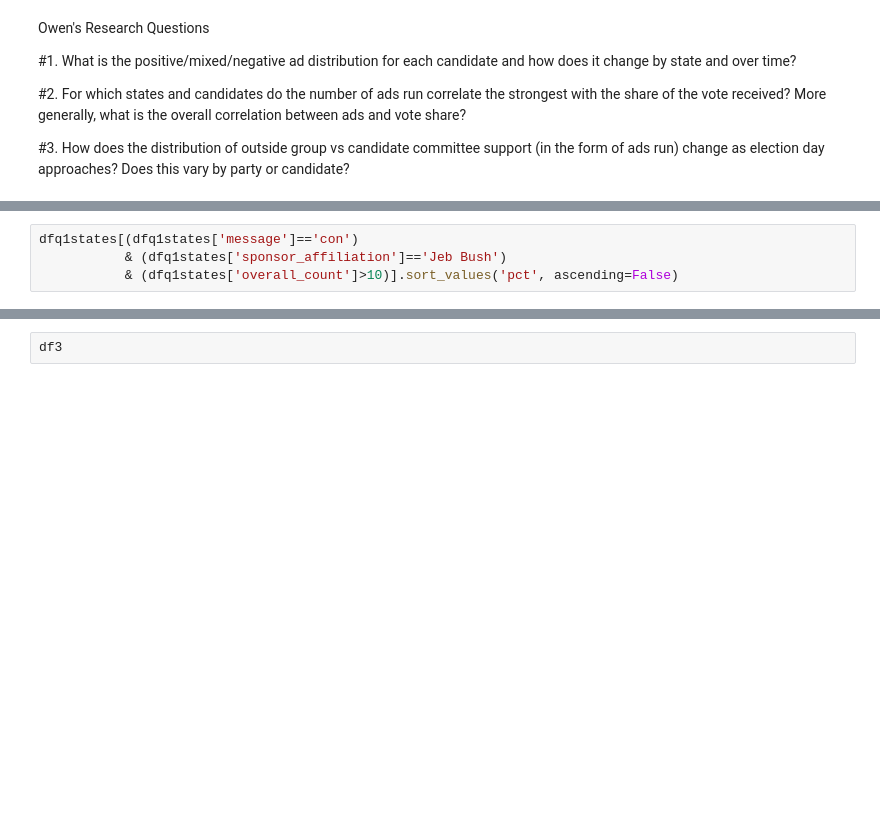
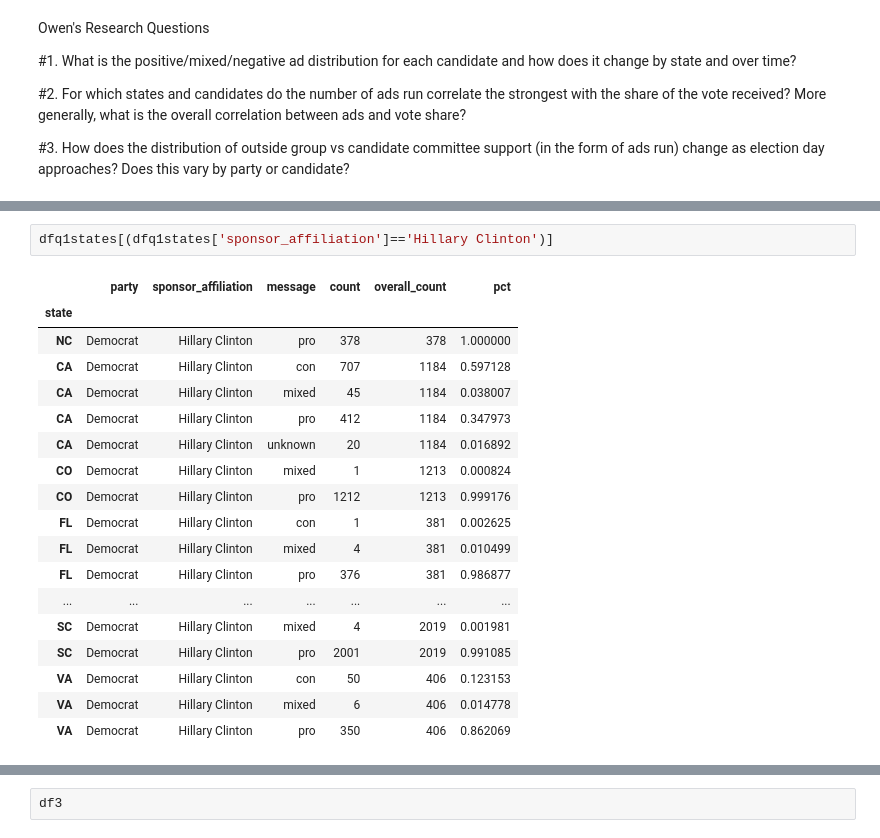
Before and after one commit to CHABOBO/project_ad_el_archive, a Jupyter notebook: project_2_read-OW_edit.ipynb, the cells around one changed output, grey strips where cells are left out. Drawn from its saved outputs; the diff is of its cells as text; blank space fills up the shorter version.

```diff
--- a/project_2_read-OW_edit.ipynb
+++ b/project_2_read-OW_edit.ipynb
@@ -395,4 +433,21 @@ dfq1states[(dfq1states['message']=='pro') & (dfq1states['sponsor_affiliation']==
-# %%
-dfq1states[(dfq1states['message']=='con')
-           & (dfq1states['sponsor_affiliation']=='Jeb Bush')
-           & (dfq1states['overall_count']>10)].sort_values('pct', ascending=False)
+# %%
+dfq1states[(dfq1states['sponsor_affiliation']=='Hillary Clinton')]
+# %% [output]
+|  | party | sponsor_affiliation | message | count | overall_count | pct |
+| state |  |  |  |  |  |  |
+| NC | Democrat | Hillary Clinton | pro | 378 | 378 | 1.000000 |
+| CA | Democrat | Hillary Clinton | con | 707 | 1184 | 0.597128 |
+| CA | Democrat | Hillary Clinton | mixed | 45 | 1184 | 0.038007 |
+| CA | Democrat | Hillary Clinton | pro | 412 | 1184 | 0.347973 |
+| CA | Democrat | Hillary Clinton | unknown | 20 | 1184 | 0.016892 |
+| CO | Democrat | Hillary Clinton | mixed | 1 | 1213 | 0.000824 |
+| CO | Democrat | Hillary Clinton | pro | 1212 | 1213 | 0.999176 |
+| FL | Democrat | Hillary Clinton | con | 1 | 381 | 0.002625 |
+| FL | Democrat | Hillary Clinton | mixed | 4 | 381 | 0.010499 |
+| FL | Democrat | Hillary Clinton | pro | 376 | 381 | 0.986877 |
+| ... | ... | ... | ... | ... | ... | ... |
+| SC | Democrat | Hillary Clinton | mixed | 4 | 2019 | 0.001981 |
+| SC | Democrat | Hillary Clinton | pro | 2001 | 2019 | 0.991085 |
+| VA | Democrat | Hillary Clinton | con | 50 | 406 | 0.123153 |
+| VA | Democrat | Hillary Clinton | mixed | 6 | 406 | 0.014778 |
+| VA | Democrat | Hillary Clinton | pro | 350 | 406 | 0.862069 |
```
Also changed, not shown: parts of 8 cells of this notebook.
